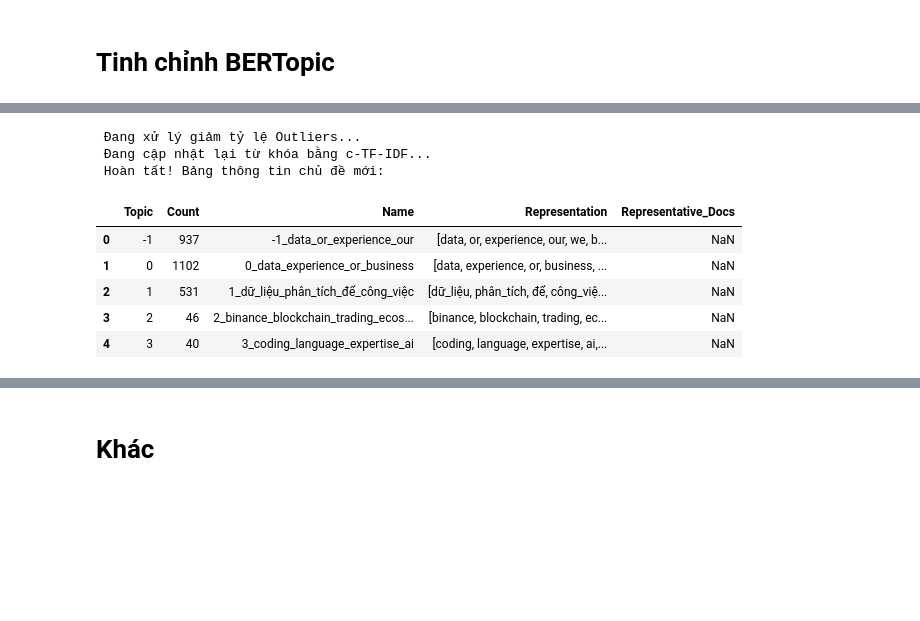
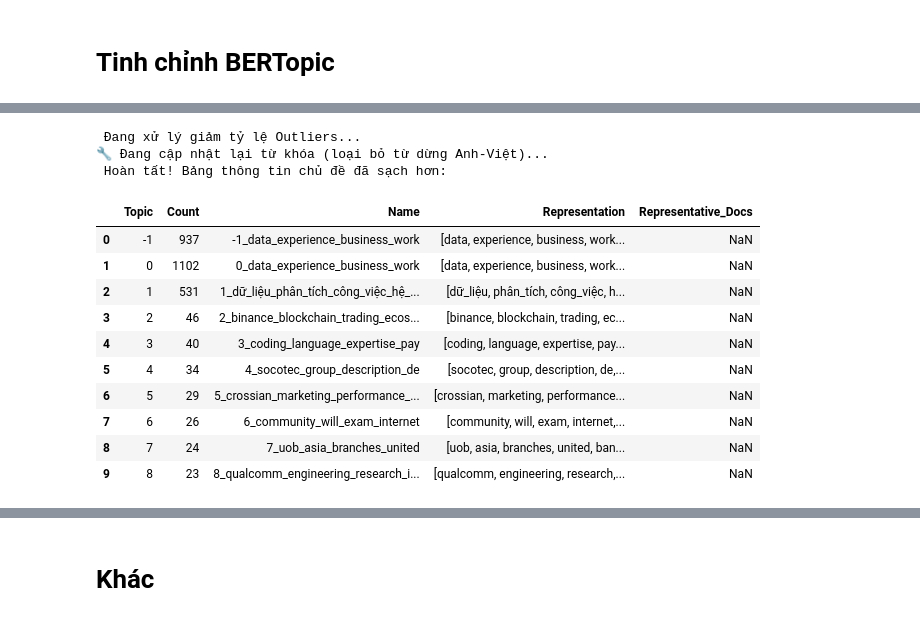
Before and after one commit to theanh-2k4/Project_Phan_Tich_Nghe_Nghiep, a Jupyter notebook: Code/Step2_TopicModeling.ipynb, the cells around one changed output, grey strips where cells are left out. Saved outputs shown, nothing was run; the diff lists cells and outputs as text; code cells hidden in the pictures; blank space fills up the shorter version.

Commit message:
Tinh chỉnh Bertopic_BGE, trực quan hóa, phân tích các kỉ năng

```diff
--- a/Code/Step2_TopicModeling.ipynb
+++ b/Code/Step2_TopicModeling.ipynb
@@ -1135,34 +1145,51 @@ else:
 # %%
 from bertopic.representation import KeyBERTInspired
 from sklearn.feature_extraction.text import CountVectorizer
 
 # 1. Xử lý 30% Outliers (Gán các văn bản nhiễu vào cụm gần nhất)
 print(" Đang xử lý giảm tỷ lệ Outliers...")
 new_topics = model.reduce_outliers(docs, model.topics_,
                                    strategy="embeddings",
                                    embeddings=bge_embeddings)
 # 2. Định nghĩa lại Vectorizer để loại bỏ từ gây nhiễu
-stop_words_job = ["yêu_cầu", "kinh_nghiệm", "làm_việc", "công_ty", "tuyển_dụng",
-                  "kỹ_năng", "mô_tả", "quyền_lợi", "chế_độ", "phúc_lợi"]
-vectorizer = CountVectorizer(stop_words=stop_words_job)
+en_stop_words = ["or", "our", "we", "you", "your", "the", "and", "to", "in", "is", "for", "with", "on", "of", "at", "by", "an", "be", "this", "that", "it", "from", "are", "why", "as", "job"]
+vi_job_stops = [
+    "yêu_cầu", "kinh_nghiệm", "làm_việc", "công_ty", "tuyển_dụng", "kỹ_năng",
+    "mô_tả", "quyền_lợi", "chế_độ", "phúc_lợi", "về", "để", "cho", "và", "các",
+    "như", "có", "một", "được", "trong", "tại", "năng_lực", "chúng_tôi", "với",
+    "ngành", "phát_triển", "thực_hiện", "theo", "hỗ_trợ", "tham_gia", "xây_dựng",
+    "từ", "hoặc"
+]
 
-# 3. Cập nhật bằng c-TF-IDF thuần túy (Bỏ qua KeyBERTInspired để tránh lỗi NoneType)
-print(" Đang cập nhật lại từ khóa bằng c-TF-IDF...")
+# Gộp tất cả lại thành một danh sách stop_words khổng lồ
+full_stop_words = en_stop_words + vi_job_stops
+
+# 3. Định nghĩa lại Vectorizer với bộ lọc mới
+vectorizer = CountVectorizer(stop_words=full_stop_words)
+
+# 4. Cập nhật lại mô hình (Vẫn dùng nhãn new_topics đã gán trước đó)
+print("🔧 Đang cập nhật lại từ khóa (loại bỏ từ dừng Anh-Việt)...")
 model.update_topics(docs, vectorizer_model=vectorizer)
 
-# 4. Kiểm tra kết quả ngay lập tức
-print(" Hoàn tất! Bảng thông tin chủ đề mới:")
-display(model.get_topic_info().head())
+# 5. Kiểm tra kết quả
+print(" Hoàn tất! Bảng thông tin chủ đề đã sạch hơn:")
+df_info = model.get_topic_info()
+display(df_info.head(10))
 # %% [output]
  Đang xử lý giảm tỷ lệ Outliers...
- Đang cập nhật lại từ khóa bằng c-TF-IDF...
- Hoàn tất! Bảng thông tin chủ đề mới:
+🔧 Đang cập nhật lại từ khóa (loại bỏ từ dừng Anh-Việt)...
+ Hoàn tất! Bảng thông tin chủ đề đã sạch hơn:
 |  | Topic | Count | Name | Representation | Representative_Docs |
-| 0 | -1 | 937 | -1_data_or_experience_our | [data, or, experience, our, we, b... | NaN |
-| 1 | 0 | 1102 | 0_data_experience_or_business | [data, experience, or, business, ... | NaN |
-| 2 | 1 | 531 | 1_dữ_liệu_phân_tích_để_công_việc | [dữ_liệu, phân_tích, để, công_việ... | NaN |
+| 0 | -1 | 937 | -1_data_experience_business_work | [data, experience, business, work... | NaN |
+| 1 | 0 | 1102 | 0_data_experience_business_work | [data, experience, business, work... | NaN |
+| 2 | 1 | 531 | 1_dữ_liệu_phân_tích_công_việc_hệ_... | [dữ_liệu, phân_tích, công_việc, h... | NaN |
 | 3 | 2 | 46 | 2_binance_blockchain_trading_ecos... | [binance, blockchain, trading, ec... | NaN |
-| 4 | 3 | 40 | 3_coding_language_expertise_ai | [coding, language, expertise, ai,... | NaN |
+| 4 | 3 | 40 | 3_coding_language_expertise_pay | [coding, language, expertise, pay... | NaN |
+| 5 | 4 | 34 | 4_socotec_group_description_de | [socotec, group, description, de,... | NaN |
+| 6 | 5 | 29 | 5_crossian_marketing_performance_... | [crossian, marketing, performance... | NaN |
+| 7 | 6 | 26 | 6_community_will_exam_internet | [community, will, exam, internet,... | NaN |
+| 8 | 7 | 24 | 7_uob_asia_branches_united | [uob, asia, branches, united, ban... | NaN |
+| 9 | 8 | 23 | 8_qualcomm_engineering_research_i... | [qualcomm, engineering, research,... | NaN |
 # %%
 # Xem bảng topic mới
 df_new_topics = model.get_topic_info()
```
Also changed, not shown: parts of 5 cells of this notebook, 7 other files.
